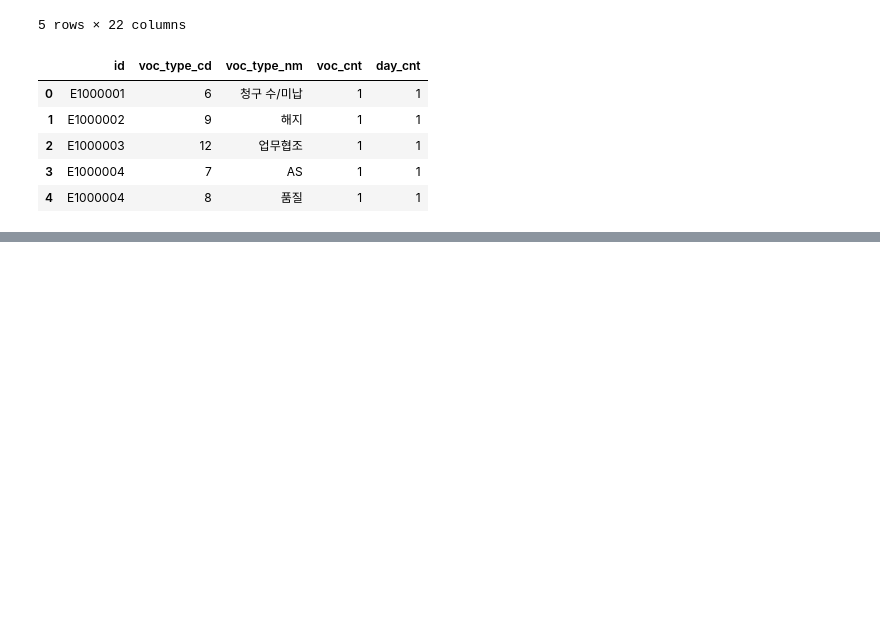
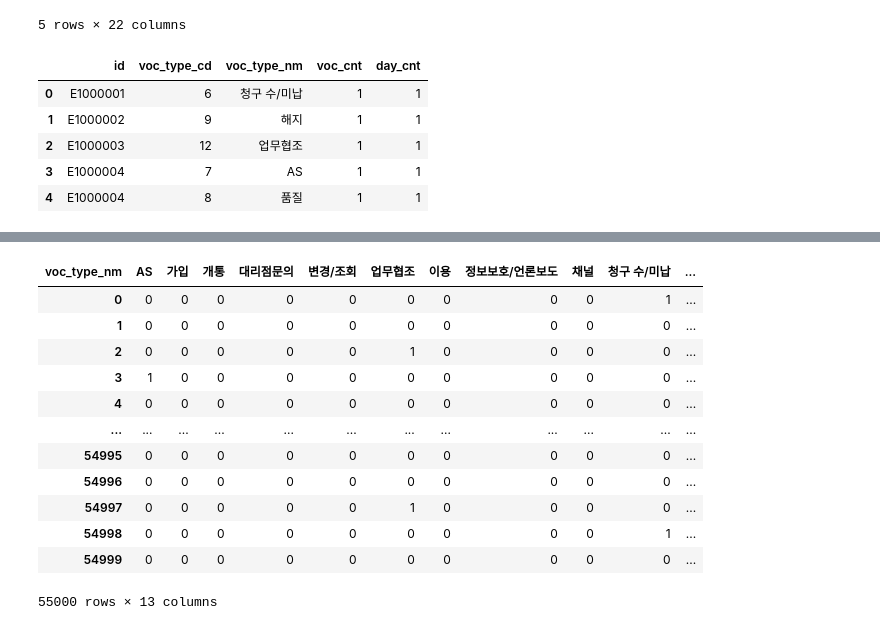
Before and after one commit to sujeengim/mini-ai-study, a Jupyter notebook: practice/prediction/customer_prediction.ipynb, the cells around one changed output, grey strips where cells are left out. Saved outputs shown, nothing was run; the diff lists cells and outputs as text; code cells hidden in the pictures; blank space fills up the shorter version.

```diff
--- a/practice/prediction/customer_prediction.ipynb
+++ b/practice/prediction/customer_prediction.ipynb
@@ -139,0 +166,30 @@ train_voc.head()
+# %%
+# voc 건수별(voc_cnt), voc 발생 일수별(day_cnt)
+train_voc_cnt = train_voc.pivot_table(
+    values='voc_cnt',
+    aggfunc='sum',
+    index='id',
+    columns='voc_type_nm',
+    fill_value=0
+)
+train_day_cnt = train_voc.pivot_table(
+    values='day_cnt',
+    aggfunc='sum',
+    index='id',
+    columns='voc_type_nm',
+    fill_value=0
+)
+test_voc_cnt = test_voc.pivot_table(
+    values='voc_cnt',
+    aggfunc='sum',
+    index='id',
+    columns='voc_type_nm',
+    fill_value=0
+)
+test_day_cnt = test_voc.pivot_table(
+    values='day_cnt',
+    aggfunc='sum',
+    index='id',
+    columns='voc_type_nm',
+    fill_value=0
+)
@@ -139,0 +209,23 @@ train_voc.head()
+# %%
+# 데이터프레임 병합
+## 각 데이터프레임 인덱스는 리셋, 기존 인덱스는 드랍
+train_voc_cnt = train_voc_cnt.reset_index(drop=True)
+train_day_cnt = train_day_cnt.reset_index(drop=True)
+test_voc_cnt  = test_voc_cnt.reset_index(drop=True)
+test_day_cnt  = test_day_cnt.reset_index(drop=True)
+# %%
+train_day_cnt
+# %% [output]
+| voc_type_nm | AS | 가입 | 개통 | 대리점문의 | 변경/조회 | 업무협조 | 이용 | 정보보호/언론보도 | 채널 | 청구 수/미납 | ... |
+| 0 | 0 | 0 | 0 | 0 | 0 | 0 | 0 | 0 | 0 | 1 | ... |
+| 1 | 0 | 0 | 0 | 0 | 0 | 0 | 0 | 0 | 0 | 0 | ... |
+| 2 | 0 | 0 | 0 | 0 | 0 | 1 | 0 | 0 | 0 | 0 | ... |
+| 3 | 1 | 0 | 0 | 0 | 0 | 0 | 0 | 0 | 0 | 0 | ... |
+| 4 | 0 | 0 | 0 | 0 | 0 | 0 | 0 | 0 | 0 | 0 | ... |
+| ... | ... | ... | ... | ... | ... | ... | ... | ... | ... | ... | ... |
+| 54995 | 0 | 0 | 0 | 0 | 0 | 0 | 0 | 0 | 0 | 0 | ... |
+| 54996 | 0 | 0 | 0 | 0 | 0 | 0 | 0 | 0 | 0 | 0 | ... |
+| 54997 | 0 | 0 | 0 | 0 | 0 | 1 | 0 | 0 | 0 | 0 | ... |
+| 54998 | 0 | 0 | 0 | 0 | 0 | 0 | 0 | 0 | 0 | 1 | ... |
+| 54999 | 0 | 0 | 0 | 0 | 0 | 0 | 0 | 0 | 0 | 0 | ... |
+55000 rows × 13 columns
```
Also changed, not shown: parts of 12 cells of this notebook.
